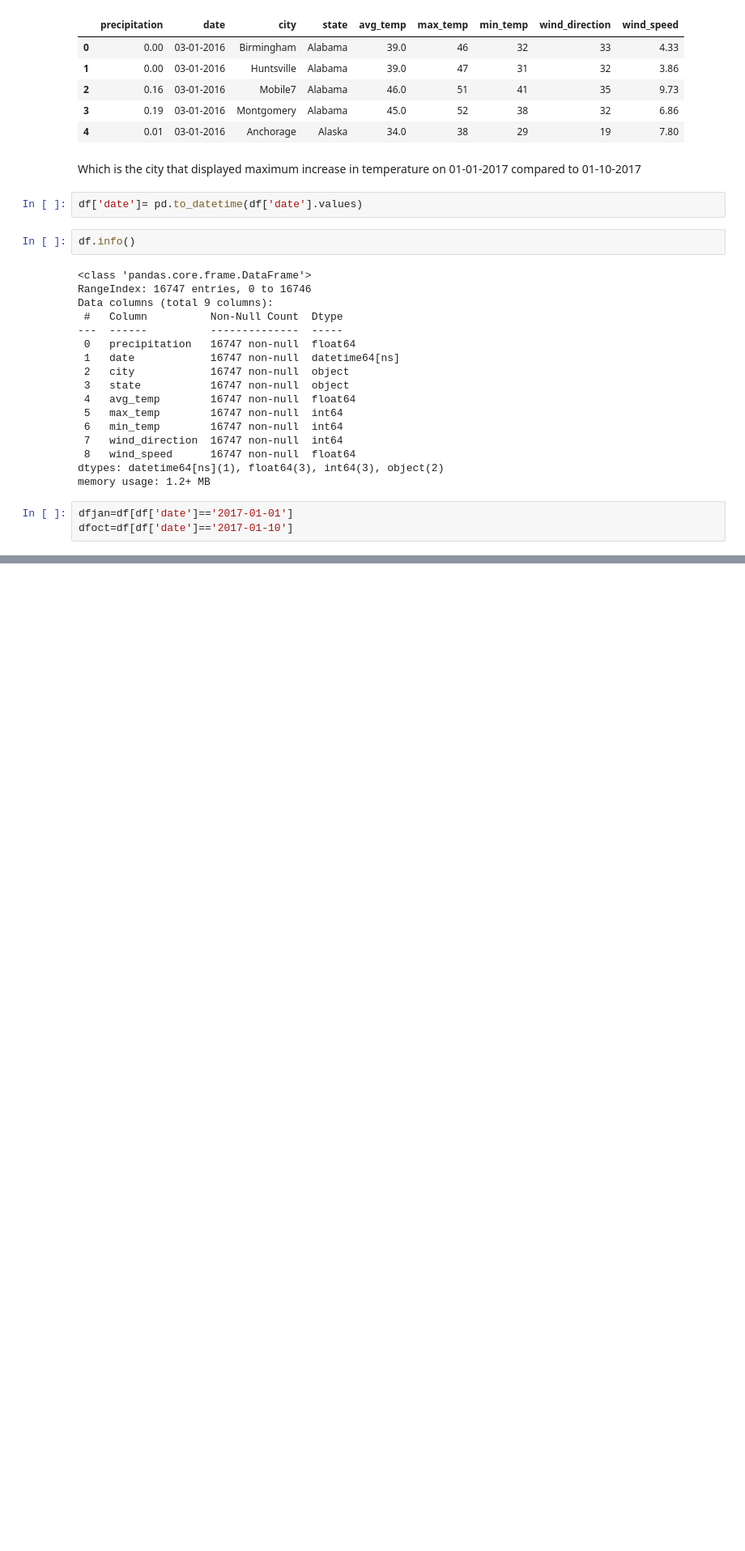
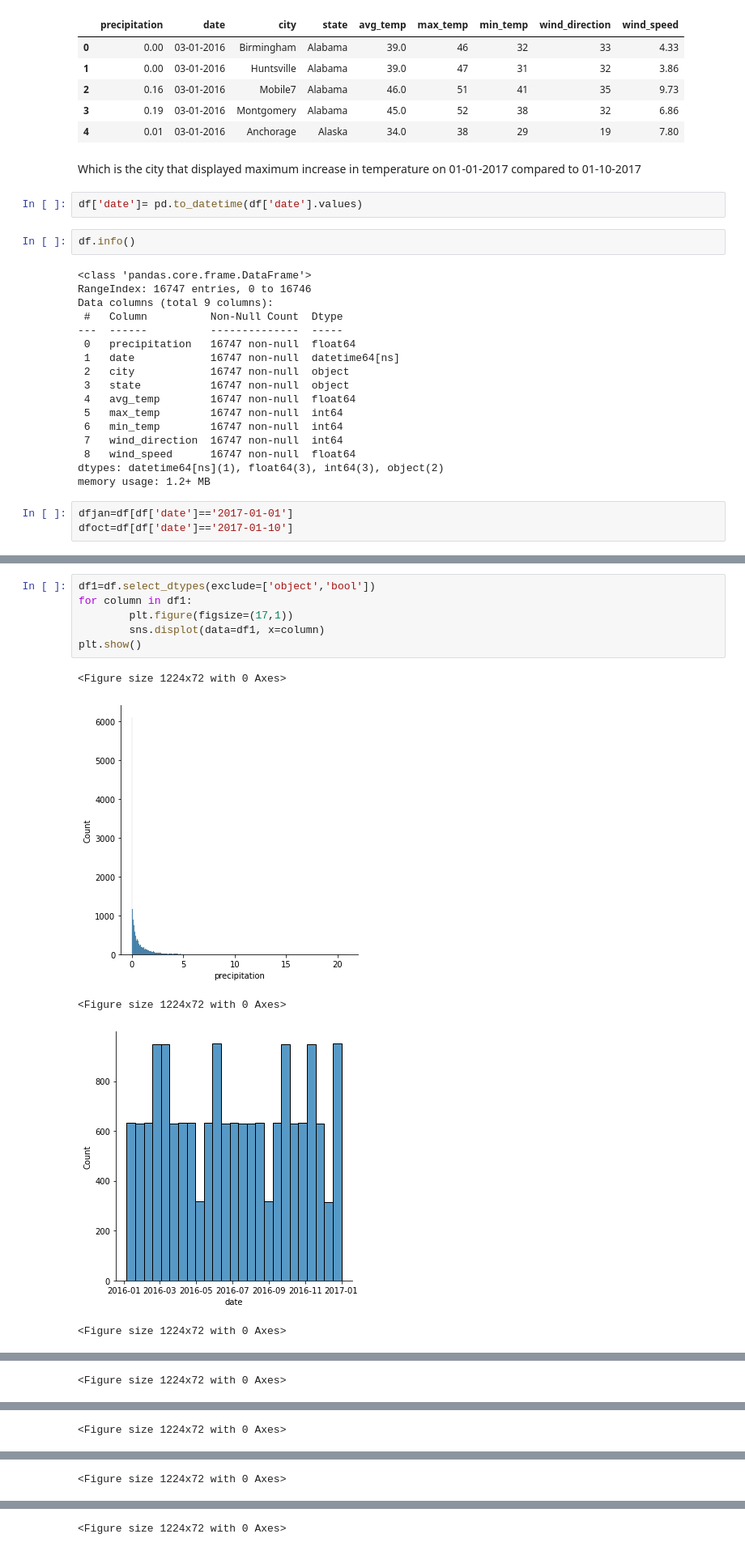
Before and after one commit to Bibhuti-MLAI/Python-Assignment, a Jupyter notebook: Python_Assignment.ipynb, the cells around one changed output, grey strips where cells are left out. Shown at 81% size. Saved outputs shown, nothing was run; the diff lists cells and outputs as text; blank space fills up the shorter version.

```diff
--- a/Python_Assignment.ipynb
+++ b/Python_Assignment.ipynb
@@ -859,0 +860,12 @@ Name: date, dtype: bool
+# %%
+df1=df.select_dtypes(exclude=['object','bool'])
+for column in df1:
+        plt.figure(figsize=(17,1))
+        sns.displot(data=df1, x=column)
+plt.show()
+# %% [output]
+<Figure size 1224x72 with 0 Axes>
+[figure, added]
+<Figure size 1224x72 with 0 Axes>
+[figure, added]
+<Figure size 1224x72 with 0 Axes>
@@ -859,0 +873 @@ Name: date, dtype: bool
+<Figure size 1224x72 with 0 Axes>
@@ -859,0 +875 @@ Name: date, dtype: bool
+<Figure size 1224x72 with 0 Axes>
@@ -859,0 +877 @@ Name: date, dtype: bool
+<Figure size 1224x72 with 0 Axes>
@@ -859,0 +879 @@ Name: date, dtype: bool
+<Figure size 1224x72 with 0 Axes>
```
Also changed, not shown: parts of 33 cells of this notebook.
